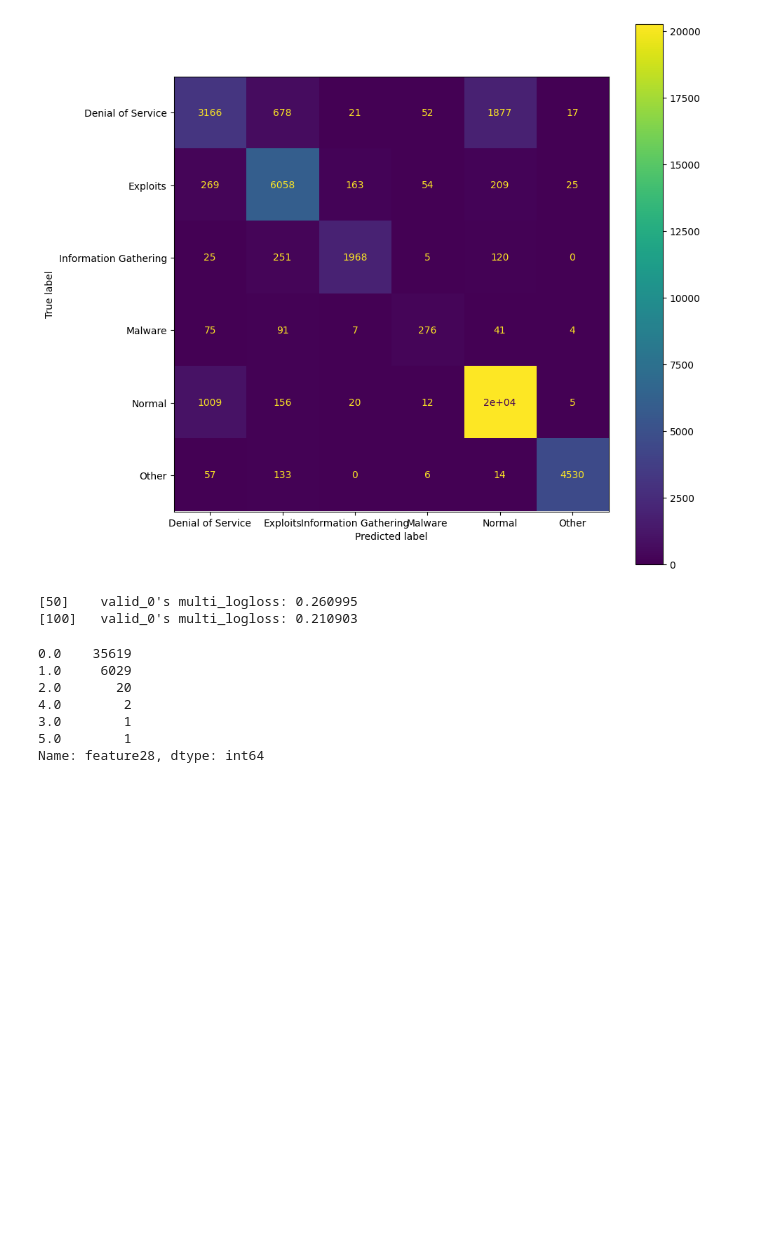
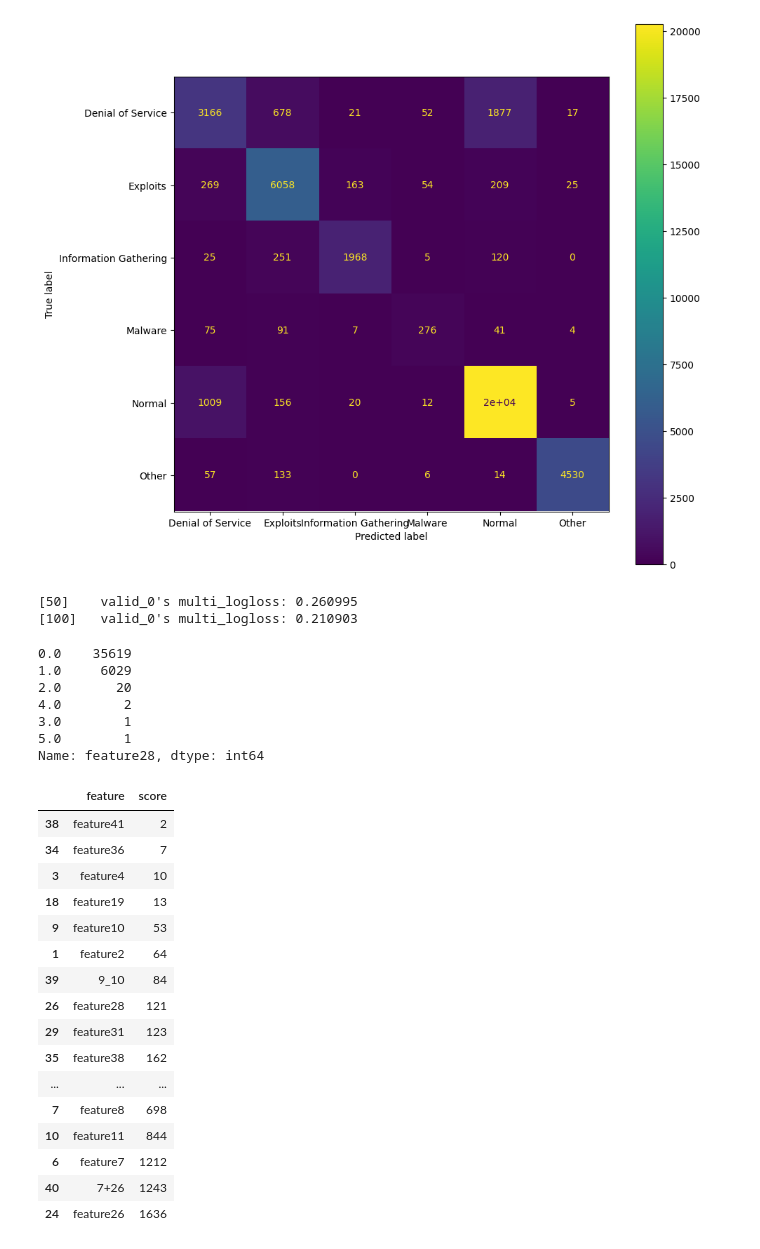
Before and after one commit to lhduc94/COMP_MLOPS, a Jupyter notebook: notebooks/phase2_prob2.ipynb, the cells around one changed output. Drawn from its saved outputs; the diff is of its cells as text; code cells hidden in the pictures; blank space fills up the shorter version.

```diff
--- a/notebooks/phase2_prob2.ipynb
+++ b/notebooks/phase2_prob2.ipynb
@@ -86,4 +78,4 @@ HyperParameters={'objective': 'multiclass',
 hyper_parameters = HyperParameters.copy()
 # %%
 processor = Phase2Prob2FeatureProcessor()
-new_df = processor.fit_transform(df)
+new_df = processor.transform(df)
@@ -256,3 +250,23 @@ df['feature28'].value_counts()
 3.0        1
 5.0        1
 Name: feature28, dtype: int64
+# %%
+pd.DataFrame({'feature': gmodel.feature_name_, 'score':  gmodel.feature_importances_}).sort_values('score')
+# %% [output]
+|  | feature | score |
+| 38 | feature41 | 2 |
+| 34 | feature36 | 7 |
+| 3 | feature4 | 10 |
+| 18 | feature19 | 13 |
+| 9 | feature10 | 53 |
+| 1 | feature2 | 64 |
+| 39 | 9_10 | 84 |
+| 26 | feature28 | 121 |
+| 29 | feature31 | 123 |
+| 35 | feature38 | 162 |
+| ... | ... | ... |
+| 7 | feature8 | 698 |
+| 10 | feature11 | 844 |
+| 6 | feature7 | 1212 |
+| 40 | 7+26 | 1243 |
+| 24 | feature26 | 1636 |
```
Also changed, not shown: parts of 11 cells of this notebook, 23 other files.
